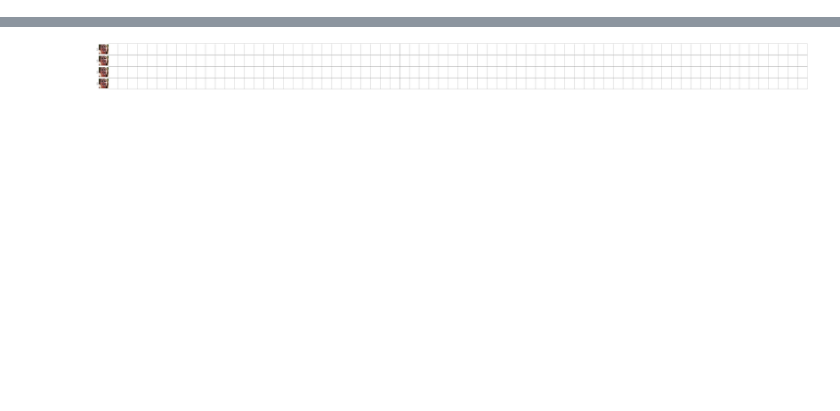
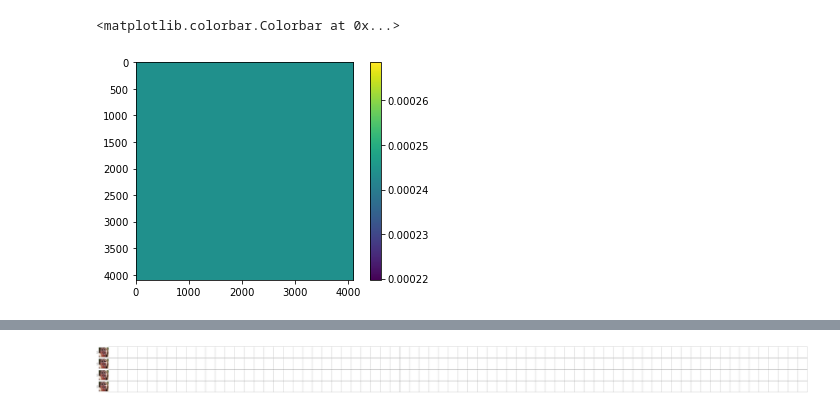
Before and after one commit to 00itamarts00/FacialLandmarkDetectionDETR, a Jupyter notebook: notebooks/visualize_attention_maps.ipynb, the cells around one changed output, grey strips where cells are left out. Saved outputs shown, nothing was run; the diff lists cells and outputs as text; code cells hidden in the pictures; blank space fills up the shorter version.

```diff
--- a/notebooks/visualize_attention_maps.ipynb
+++ b/notebooks/visualize_attention_maps.ipynb
@@ -77,0 +93,7 @@ with torch.no_grad():
+# %%
+plt.imshow(global_enc_atten_maps[4][0].detach().cpu().numpy().astype(np.float32))
+plt.colorbar()
+# global_enc_atten_maps[0].shape
+# %% [output]
+<matplotlib.colorbar.Colorbar at 0x...>
+[figure, added]
```
Also changed, not shown: parts of 20 cells of this notebook, 1 other file.
